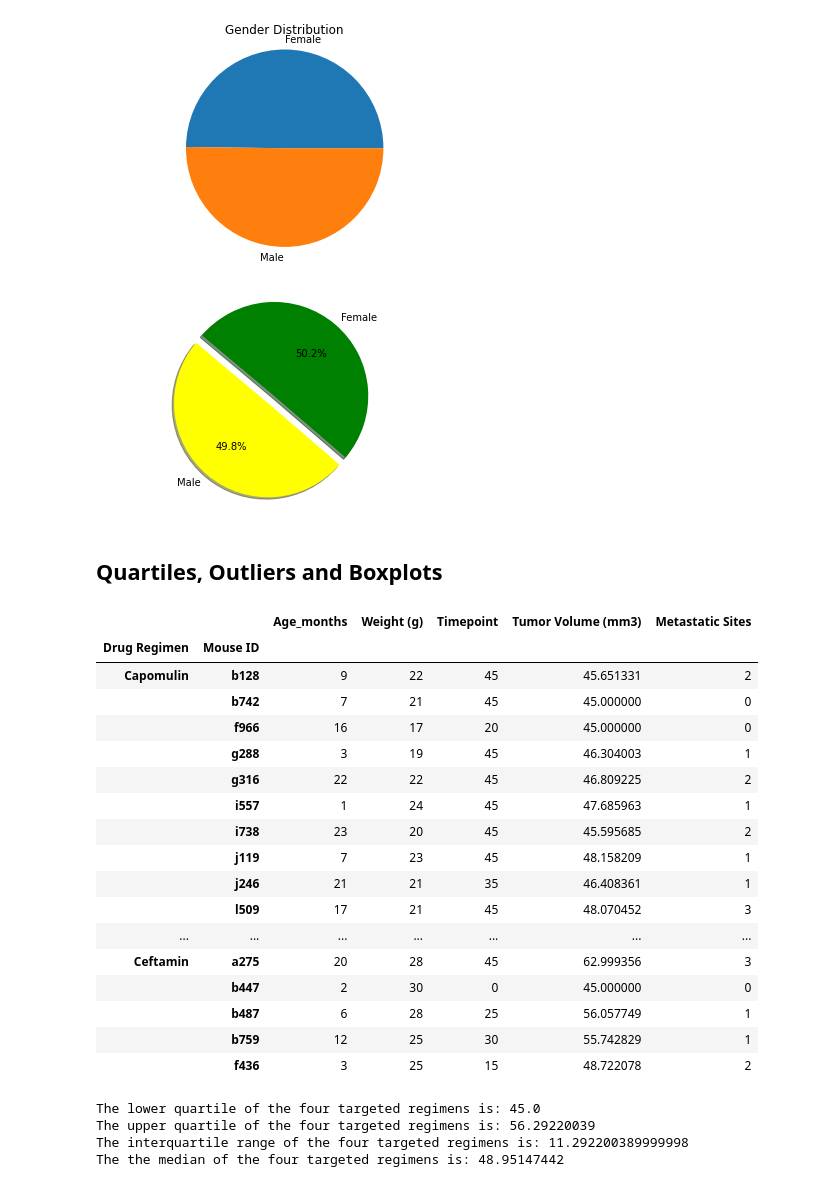
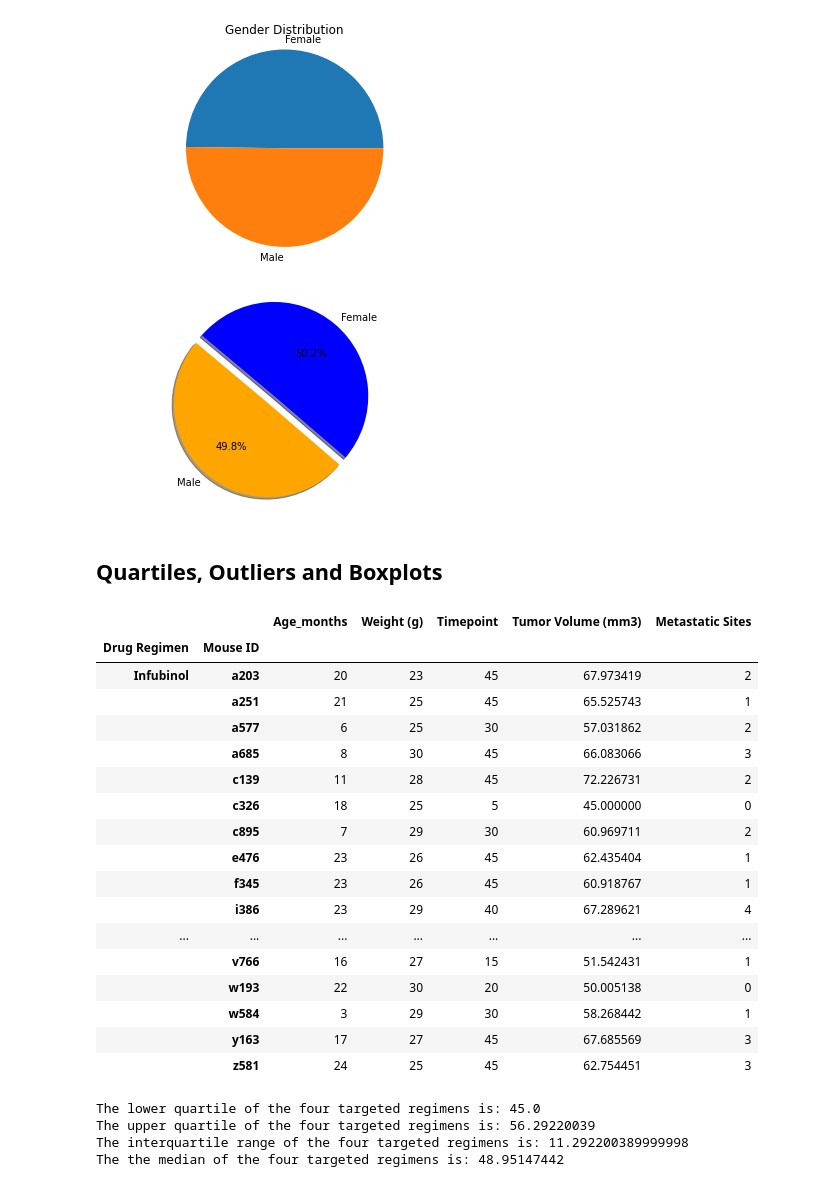
Before and after one commit to rodgerskent/matplotlib_challenge, a Jupyter notebook: Pymaceuticals/pymaceuticals_starter.ipynb, the cells around one changed output. Saved outputs shown, nothing was run; the diff lists cells and outputs as text; code cells hidden in the pictures.

```diff
--- a/Pymaceuticals/pymaceuticals_starter.ipynb
+++ b/Pymaceuticals/pymaceuticals_starter.ipynb
@@ -247,28 +267,22 @@ plt.show()
 # %%
 # Generate a pie plot showing the distribution of female versus male mice using pyplot
 
-#slice = genderthree.loc(genderthree["Sex"])
-#slice = genderthree.loc(genderthree(["Sex"])
-#slice2 = gendertwo["Sex"]
-#slice2 = genderthree
+
 slice2 = ["Male", "Female"]
-#share = genderthree.loc["Sex"].count()
-#share2 = genderthree.set_index("Sex")
 share2 = genderthree
-#share2 = [125,124]
-colors = ["yellow","green"]
+colors = ["orange","blue"]
 explode = (0.1,0)
 
 # Tell matplotlib to create a pie chart based upon the above data
 plt.pie(share2, explode=explode, labels=slice2, colors=colors,
         autopct="%1.1f%%", shadow=True, startangle=140)
 # Create axes which are equal so we have a perfect circle
 plt.axis("equal")
 # Save an image of our chart and print the final product to the screen
 #plt.savefig("../Images/PyPies.png")
 plt.show()
 # %% [output]
-[figure, old version]
+[figure, new version]
 # %% [markdown]
 ## Quartiles, Outliers and Boxplots
 # %%
@@ -286,28 +300,29 @@ infubinol = comboindex.groupby(["Drug Regimen", "Mouse ID"]).max("Timepoint").dr
 ramicane = comboindex.groupby(["Drug Regimen", "Mouse ID"]).max("Timepoint").drop("Ceftamin").drop("Infubinol").drop("Ketapril").drop("Naftisol").drop("Placebo").drop("Propriva").drop("Capomulin").drop("Stelasyn").drop("Zoniferol")
 #ramicane.head(30)
 combofocus = comboindex.groupby(["Drug Regimen", "Mouse ID"]).max("Timepoint").drop("Ketapril").drop("Naftisol").drop("Placebo").drop("Propriva").drop("Stelasyn").drop("Zoniferol")
-combofocus.head(30)
+#combofocus.head(30)
+infubinol.head(30)
 # Merge this group df with the original dataframe to get the tumor volume at the last timepoint ... comboindex achieves this goal, no?
 #? ... unclear why instructions request a "merge"
 # %% [output]
 |  |  | Age_months | Weight (g) | Timepoint | Tumor Volume (mm3) | Metastatic Sites |
 | Drug Regimen | Mouse ID |  |  |  |  |  |
-| Capomulin | b128 | 9 | 22 | 45 | 45.651331 | 2 |
-|  | b742 | 7 | 21 | 45 | 45.000000 | 0 |
-|  | f966 | 16 | 17 | 20 | 45.000000 | 0 |
-|  | g288 | 3 | 19 | 45 | 46.304003 | 1 |
-|  | g316 | 22 | 22 | 45 | 46.809225 | 2 |
-|  | i557 | 1 | 24 | 45 | 47.685963 | 1 |
-|  | i738 | 23 | 20 | 45 | 45.595685 | 2 |
-|  | j119 | 7 | 23 | 45 | 48.158209 | 1 |
-|  | j246 | 21 | 21 | 35 | 46.408361 | 1 |
-|  | l509 | 17 | 21 | 45 | 48.070452 | 3 |
+| Infubinol | a203 | 20 | 23 | 45 | 67.973419 | 2 |
+|  | a251 | 21 | 25 | 45 | 65.525743 | 1 |
+|  | a577 | 6 | 25 | 30 | 57.031862 | 2 |
+|  | a685 | 8 | 30 | 45 | 66.083066 | 3 |
+|  | c139 | 11 | 28 | 45 | 72.226731 | 2 |
+|  | c326 | 18 | 25 | 5 | 45.000000 | 0 |
+|  | c895 | 7 | 29 | 30 | 60.969711 | 2 |
+|  | e476 | 23 | 26 | 45 | 62.435404 | 1 |
+|  | f345 | 23 | 26 | 45 | 60.918767 | 1 |
+|  | i386 | 23 | 29 | 40 | 67.289621 | 4 |
 | ... | ... | ... | ... | ... | ... | ... |
-| Ceftamin | a275 | 20 | 28 | 45 | 62.999356 | 3 |
-|  | b447 | 2 | 30 | 0 | 45.000000 | 0 |
-|  | b487 | 6 | 28 | 25 | 56.057749 | 1 |
-|  | b759 | 12 | 25 | 30 | 55.742829 | 1 |
-|  | f436 | 3 | 25 | 15 | 48.722078 | 2 |
+|  | v766 | 16 | 27 | 15 | 51.542431 | 1 |
+|  | w193 | 22 | 30 | 20 | 50.005138 | 0 |
+|  | w584 | 3 | 29 | 30 | 58.268442 | 1 |
+|  | y163 | 17 | 27 | 45 | 67.685569 | 3 |
+|  | z581 | 24 | 25 | 45 | 62.754451 | 3 |
 # %%
 # Put treatments into a list for for loop (and later for plot labels)
 #??
```
Also changed, not shown: parts of 7 cells of this notebook.
